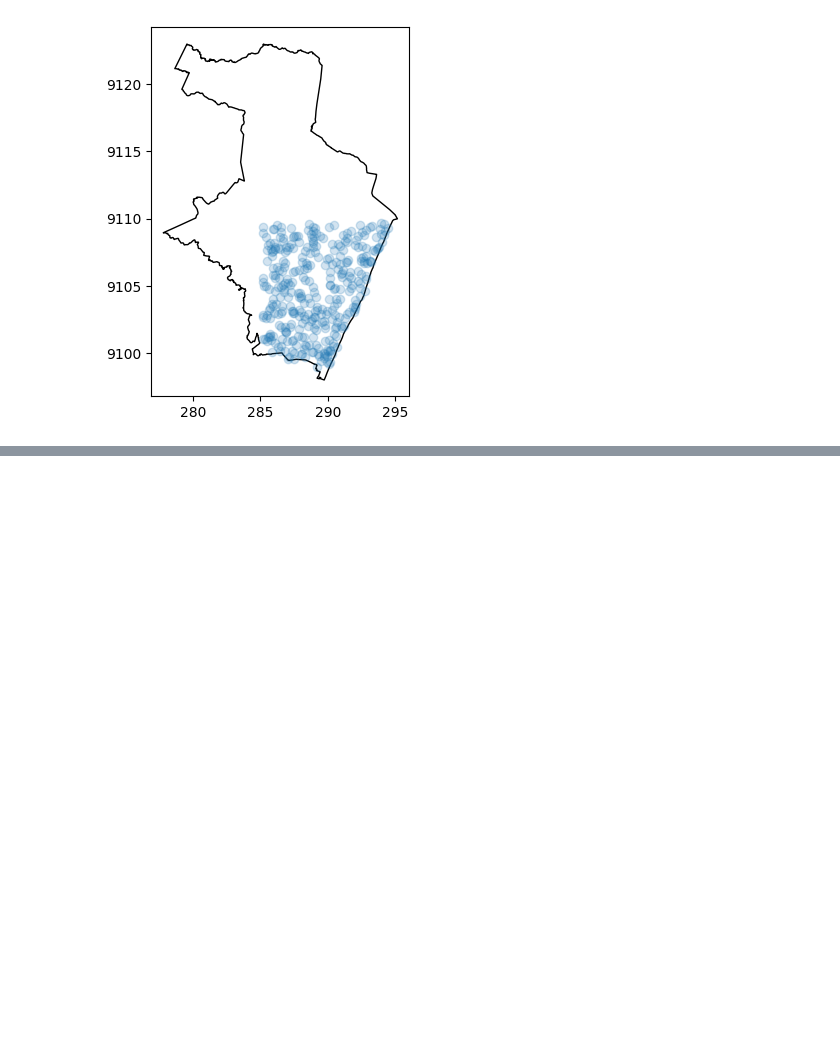
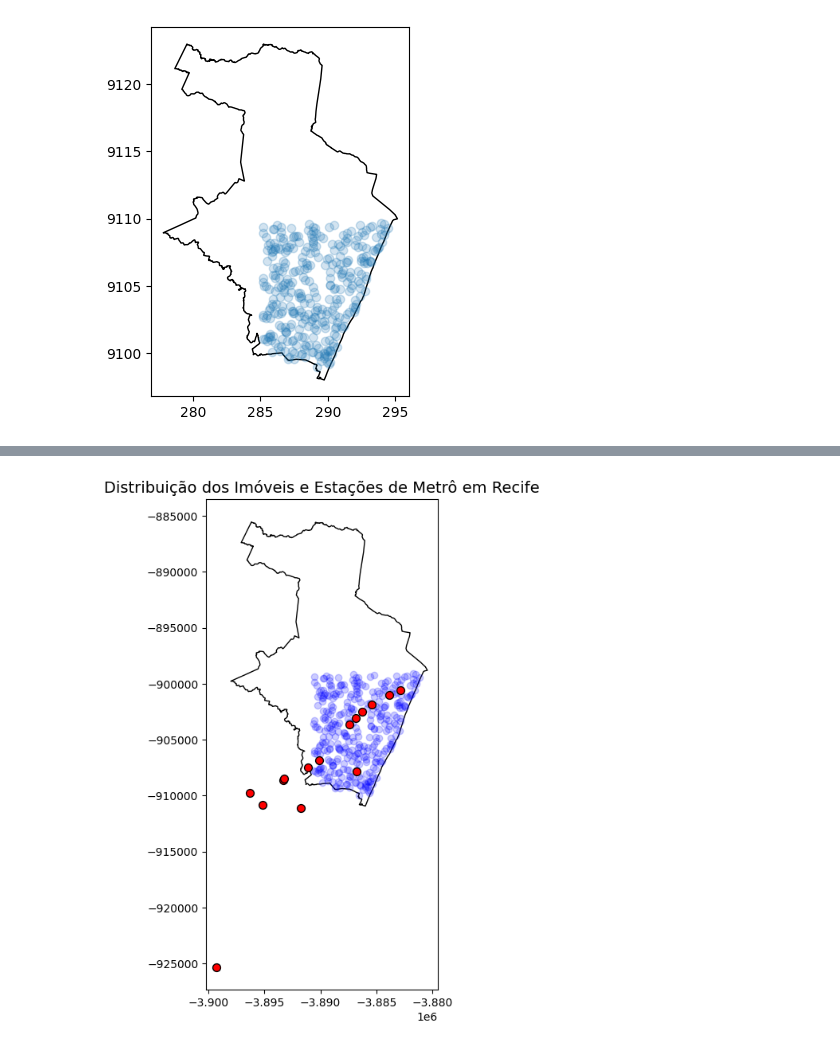
Before and after one commit to Jgabriel1800/an-lise-grafica-Recife, a Jupyter notebook: analise_geografica.ipynb, the cells around one changed output, grey strips where cells are left out. Cells and saved outputs as stored; diff of their text form; code cells hidden in the pictures; blank space fills up the shorter version.

Commit message:
Analisando as linhas de metrô e eliminando outliers

```diff
--- a/analise_geografica.ipynb
+++ b/analise_geografica.ipynb
@@ -207,0 +235,3 @@ geo_dados.plot(ax=base, alpha=0.2)
+# %%
+metro=gpd.read_file('/content/metro_recife.geojson')
+metro.head()
@@ -207,0 +245,22 @@ geo_dados.plot(ax=base, alpha=0.2)
+# %%
+metro=metro.to_crs('+proj=utm +zone=25 +south +ellps=GRS80 +units=km +no_defs +type=crs')
+# %%
+pe = pe.to_crs(epsg=3857)
+geo_dados = geo_dados.to_crs(epsg=3857)
+metro = metro.to_crs(epsg=3857)
+# %%
+fig, ax = plt.subplots(figsize=(10, 8))
+pe.plot(ax=ax, color='white', edgecolor='black')
+geo_dados.plot(ax=ax, alpha=0.2, color='blue')
+metro.plot(ax=ax, color='red', edgecolor='black', markersize=50)
+
+
+ax.set_aspect(1)
+
+
+plt.title("Distribuição dos Imóveis e Estações de Metrô em Recife", fontsize=14)
+
+
+plt.show()
+# %% [output]
+[figure, added]
```
Also changed, not shown: parts of 6 cells of this notebook.
